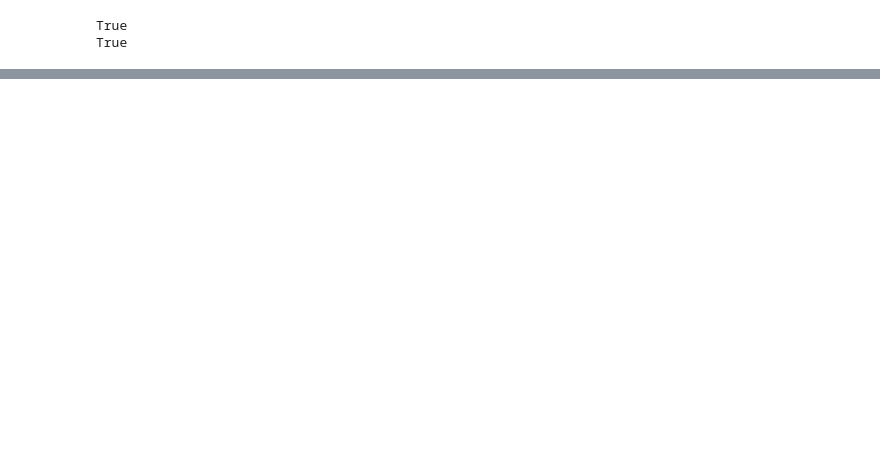
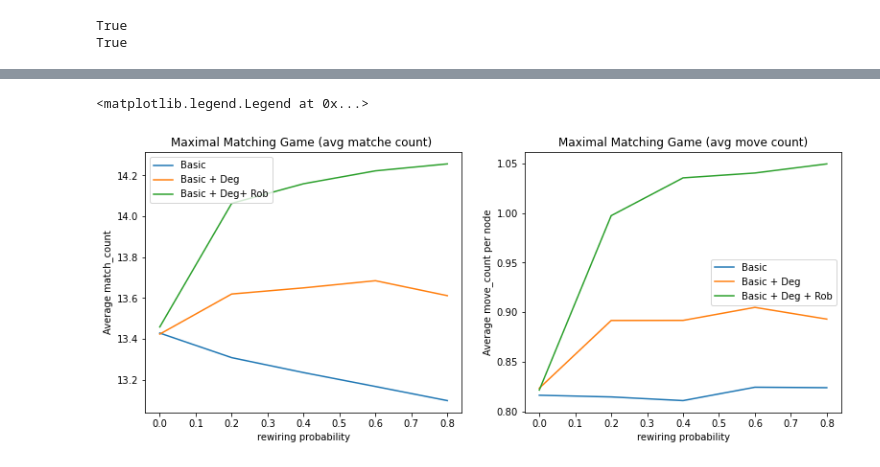
Before and after one commit to Nemo1999/Graph_Game_Design, a Jupyter notebook: graphviz.ipynb, the cells around one changed output, grey strips where cells are left out. Saved outputs shown, nothing was run; the diff lists cells and outputs as text; code cells hidden in the pictures; blank space fills up the shorter version.

Commit message:
finish Experiments on Maximal Matching Game

```diff
--- a/graphviz.ipynb
+++ b/graphviz.ipynb
@@ -186,5 +186,5 @@ Text(0, 0.5, 'Cardinality of IDS')
 # %%
-g = graph.randomWSGraph(n=30, k=4, link_rewiring_prob=0.5)
+g = graph.randomWSGraph(n=8, k=2, link_rewiring_prob=0.5)
 gg = graph_games.MaximalMatchingGame(g, deg_penalty=True, robbing_reward=True)
 gg.randomInit()
 visualize(gg)
@@ -199,0 +256,22 @@ visualize(gg)
+# %%
+fig = plt.figure(figsize=(13,5))
+axs0 = fig.add_subplot(1,2,2)
+axs0.plot(exp_results[0]["rewiring_prob"], exp_results[0]["move_count"], label="Basic")
+axs0.plot(exp_results[1]["rewiring_prob"], exp_results[1]["move_count"], label="Basic + Deg")
+axs0.plot(exp_results[2]["rewiring_prob"], exp_results[2]["move_count"], label="Basic + Deg + Rob")
+axs0.set(title="Maximal Matching Game (avg move count)")
+axs0.set_xlabel("rewiring probability")
+axs0.set_ylabel("Average move_count per node")
+axs0.legend()
+
+axs1 = fig.add_subplot(1,2,1)
+axs1.plot(exp_results[0]["rewiring_prob"], exp_results[0]["matching_count"], label="Basic")
+axs1.plot(exp_results[1]["rewiring_prob"], exp_results[1]["matching_count"], label="Basic + Deg")
+axs1.plot(exp_results[2]["rewiring_prob"], exp_results[2]["matching_count"], label="Basic + Deg+ Rob")
+axs1.set(title="Maximal Matching Game (avg matche count) ")
+axs1.set_xlabel("rewiring probability")
+axs1.set_ylabel("Average match_count")
+axs1.legend()
+# %% [output]
+<matplotlib.legend.Legend at 0x...>
+[figure, added]
```
Also changed, not shown: parts of 5 cells of this notebook, 2 other files.
